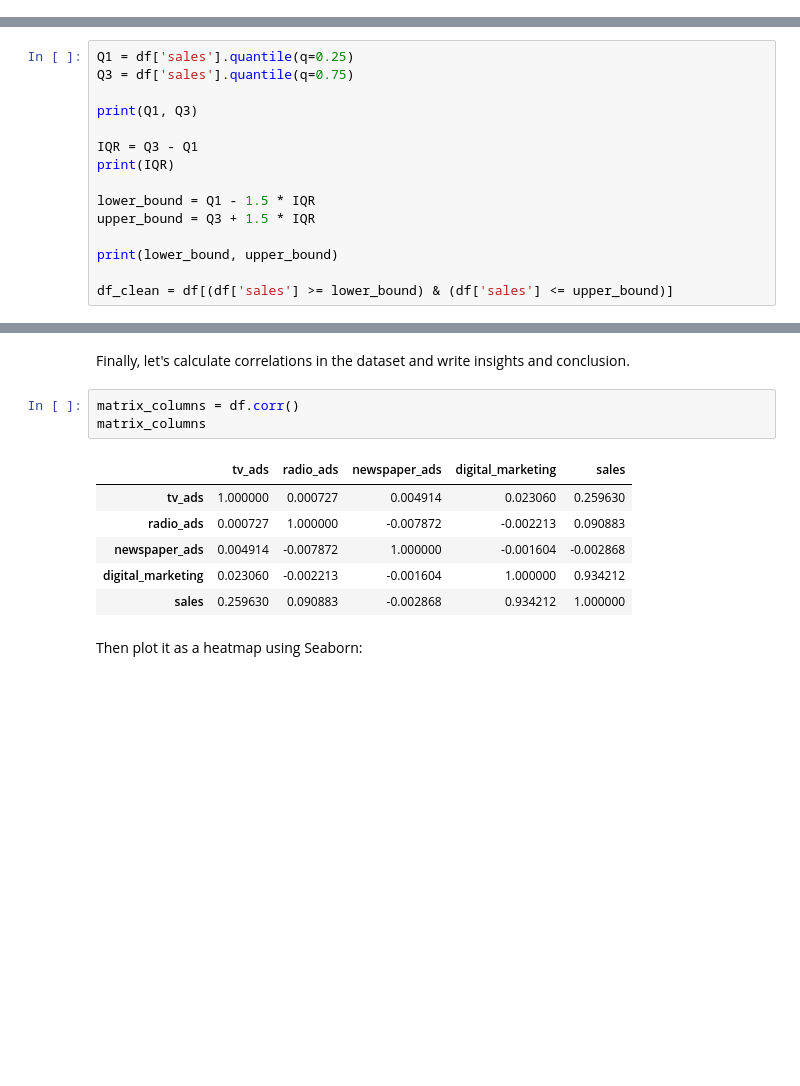
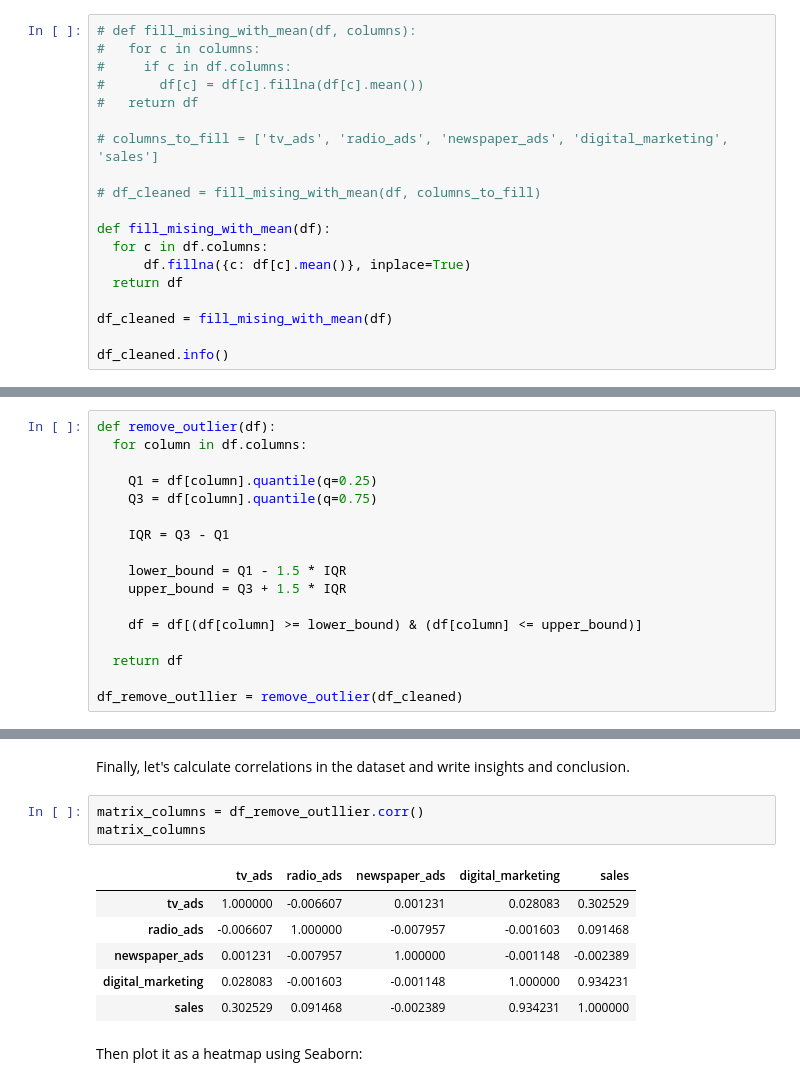
Before and after one commit to letuanGithubVn1/Sales-advertising-analysis, a Jupyter notebook: Sales_Advertising_Analysis.ipynb, the cells around one changed output, grey strips where cells are left out. Drawn from its saved outputs; the diff is of its cells as text; blank space fills up the shorter version.

```diff
--- a/Sales_Advertising_Analysis.ipynb
+++ b/Sales_Advertising_Analysis.ipynb
@@ -91,0 +69,19 @@ memory usage: 195.4 KB
+# %%
+# def fill_mising_with_mean(df, columns):
+#   for c in columns:
+#     if c in df.columns:
+#       df[c] = df[c].fillna(df[c].mean())
+#   return df
+
+# columns_to_fill = ['tv_ads', 'radio_ads', 'newspaper_ads', 'digital_marketing', 'sales']
+
+# df_cleaned = fill_mising_with_mean(df, columns_to_fill)
+
+def fill_mising_with_mean(df):
+  for c in df.columns:
+      df.fillna({c: df[c].mean()}, inplace=True)
+  return df
+
+df_cleaned = fill_mising_with_mean(df)
+
+df_cleaned.info()
@@ -96,15 +105,17 @@ Let's remove outliers for the sales
 # %%
-Q1 = df['sales'].quantile(q=0.25)
-Q3 = df['sales'].quantile(q=0.75)
+def remove_outlier(df):
+  for column in df.columns:
 
-print(Q1, Q3)
+    Q1 = df[column].quantile(q=0.25)
+    Q3 = df[column].quantile(q=0.75)
 
-IQR = Q3 - Q1
-print(IQR)
+    IQR = Q3 - Q1
 
-lower_bound = Q1 - 1.5 * IQR
-upper_bound = Q3 + 1.5 * IQR
+    lower_bound = Q1 - 1.5 * IQR
+    upper_bound = Q3 + 1.5 * IQR
 
-print(lower_bound, upper_bound)
+    df = df[(df[column] >= lower_bound) & (df[column] <= upper_bound)]
 
-df_clean = df[(df['sales'] >= lower_bound) & (df['sales'] <= upper_bound)]
+  return df
+
+df_remove_outllier = remove_outlier(df_cleaned)
@@ -175,15 +148,15 @@ After trying to remove outliers in the sales and digital_marketing columns, we f
 # %% [markdown]
 Finally, let's calculate correlations in the dataset and write insights and conclusion.
 # %%
-matrix_columns = df.corr()
+matrix_columns = df_remove_outllier.corr()
 matrix_columns
 # %% [output]
 |  | tv_ads | radio_ads | newspaper_ads | digital_marketing | sales |
-| tv_ads | 1.000000 | 0.000727 | 0.004914 | 0.023060 | 0.259630 |
-| radio_ads | 0.000727 | 1.000000 | -0.007872 | -0.002213 | 0.090883 |
-| newspaper_ads | 0.004914 | -0.007872 | 1.000000 | -0.001604 | -0.002868 |
-| digital_marketing | 0.023060 | -0.002213 | -0.001604 | 1.000000 | 0.934212 |
-| sales | 0.259630 | 0.090883 | -0.002868 | 0.934212 | 1.000000 |
+| tv_ads | 1.000000 | -0.006607 | 0.001231 | 0.028083 | 0.302529 |
+| radio_ads | -0.006607 | 1.000000 | -0.007957 | -0.001603 | 0.091468 |
+| newspaper_ads | 0.001231 | -0.007957 | 1.000000 | -0.001148 | -0.002389 |
+| digital_marketing | 0.028083 | -0.001603 | -0.001148 | 1.000000 | 0.934231 |
+| sales | 0.302529 | 0.091468 | -0.002389 | 0.934231 | 1.000000 |
 # %% [markdown]
 Then plot it as a heatmap using Seaborn:
 # %%
```
Also changed, not shown: parts of 36 cells of this notebook.
